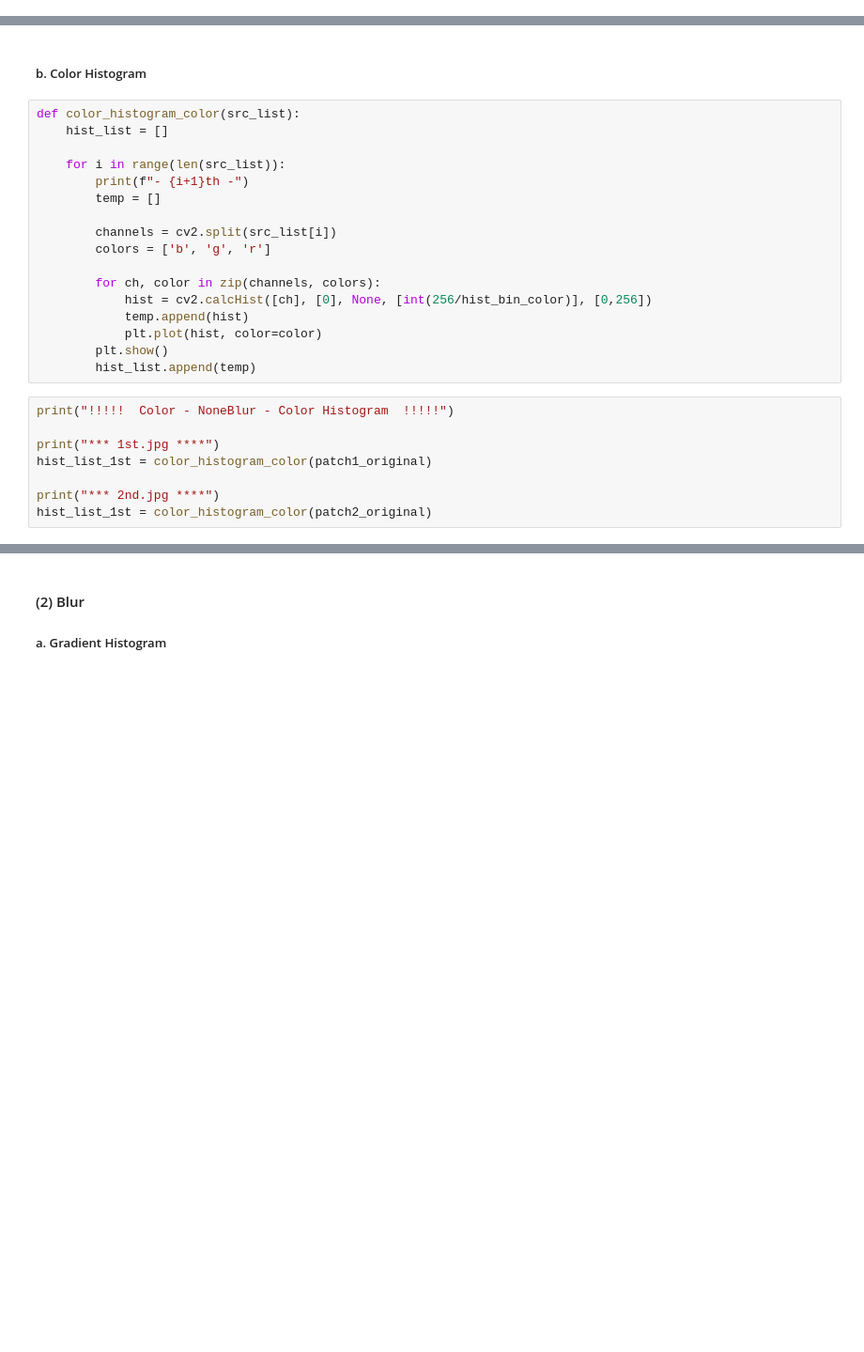
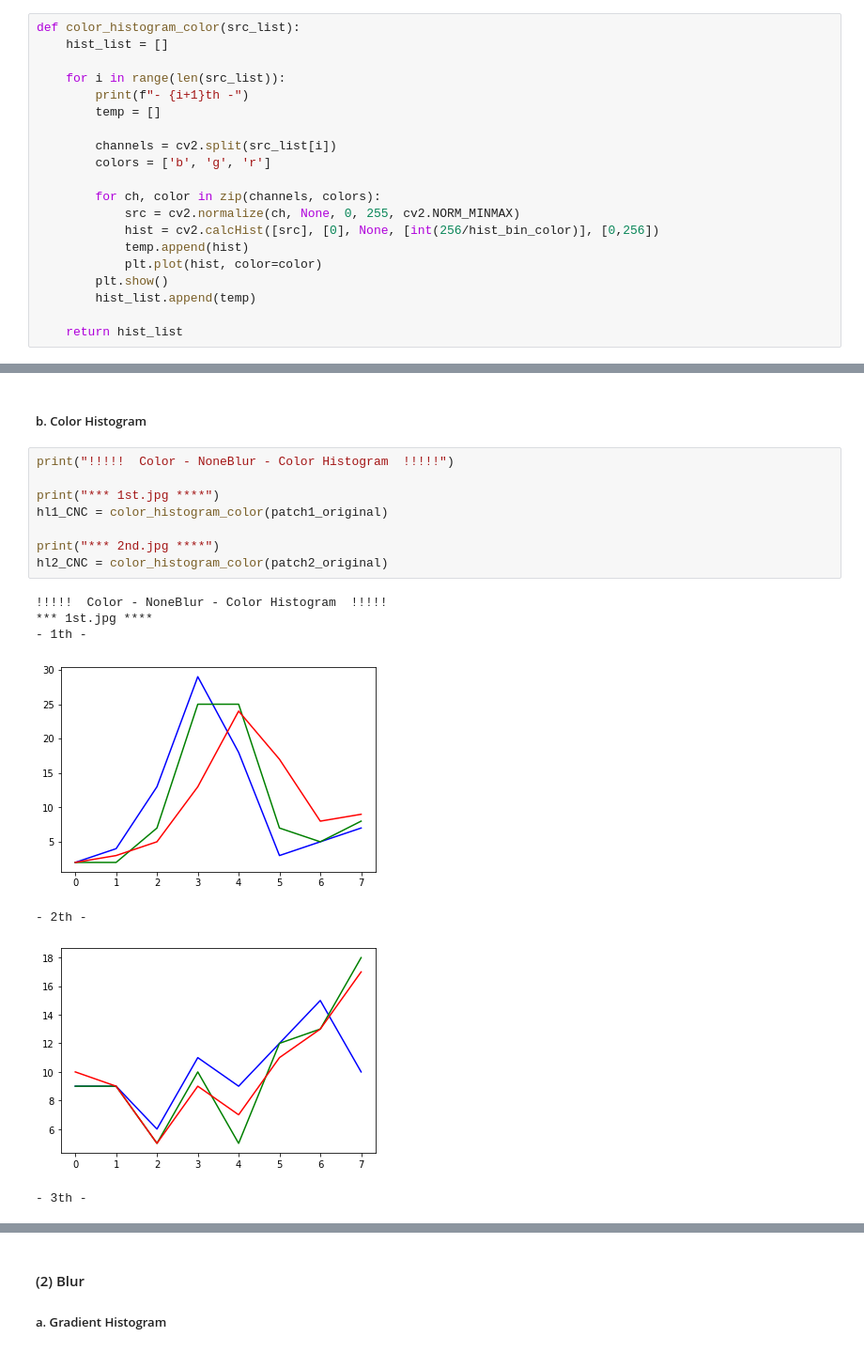
Before and after one commit to NonokEE/CAU_Computer_Vision, a Jupyter notebook: Project 1/Project1.ipynb, the cells around one changed output, grey strips where cells are left out. Shown at 94% size. Saved outputs shown, nothing was run; the diff lists cells and outputs as text; blank space fills up the shorter version.

```diff
--- a/Project 1/Project1.ipynb
+++ b/Project 1/Project1.ipynb
@@ -138,0 +185,20 @@ hist_bin_color = 25
+# %%
+def color_histogram_color(src_list):
+    hist_list = []
+
+    for i in range(len(src_list)):
+        print(f"- {i+1}th -")
+        temp = []
+
+        channels = cv2.split(src_list[i])
+        colors = ['b', 'g', 'r']
+
+        for ch, color in zip(channels, colors):
+            src = cv2.normalize(ch, None, 0, 255, cv2.NORM_MINMAX)
+            hist = cv2.calcHist([src], [0], None, [int(256/hist_bin_color)], [0,256])
+            temp.append(hist)
+            plt.plot(hist, color=color)
+        plt.show()
+        hist_list.append(temp)
+
+    return hist_list
@@ -184,27 +261,18 @@ hist_list_1st = gradient_histogram_color(patch2_original)
 # %% [markdown]
 ##### b. Color Histogram
-# %%
-def color_histogram_color(src_list):
-    hist_list = []
-
-    for i in range(len(src_list)):
-        print(f"- {i+1}th -")
-        temp = []
-
-        channels = cv2.split(src_list[i])
-        colors = ['b', 'g', 'r']
-
-        for ch, color in zip(channels, colors):
-            hist = cv2.calcHist([ch], [0], None, [int(256/hist_bin_color)], [0,256])
-            temp.append(hist)
-            plt.plot(hist, color=color)
-        plt.show()
-        hist_list.append(temp)
 # %%
 print("!!!!!  Color - NoneBlur - Color Histogram  !!!!!")
 
 print("*** 1st.jpg ****")
-hist_list_1st = color_histogram_color(patch1_original)
+hl1_CNC = color_histogram_color(patch1_original)
 
 print("*** 2nd.jpg ****")
-hist_list_1st = color_histogram_color(patch2_original)
+hl2_CNC = color_histogram_color(patch2_original)
+# %% [output]
+!!!!!  Color - NoneBlur - Color Histogram  !!!!!
+*** 1st.jpg ****
+- 1th -
+[figure, added]
+- 2th -
+[figure, added]
+- 3th -
```
Also changed, not shown: parts of 29 cells of this notebook.
